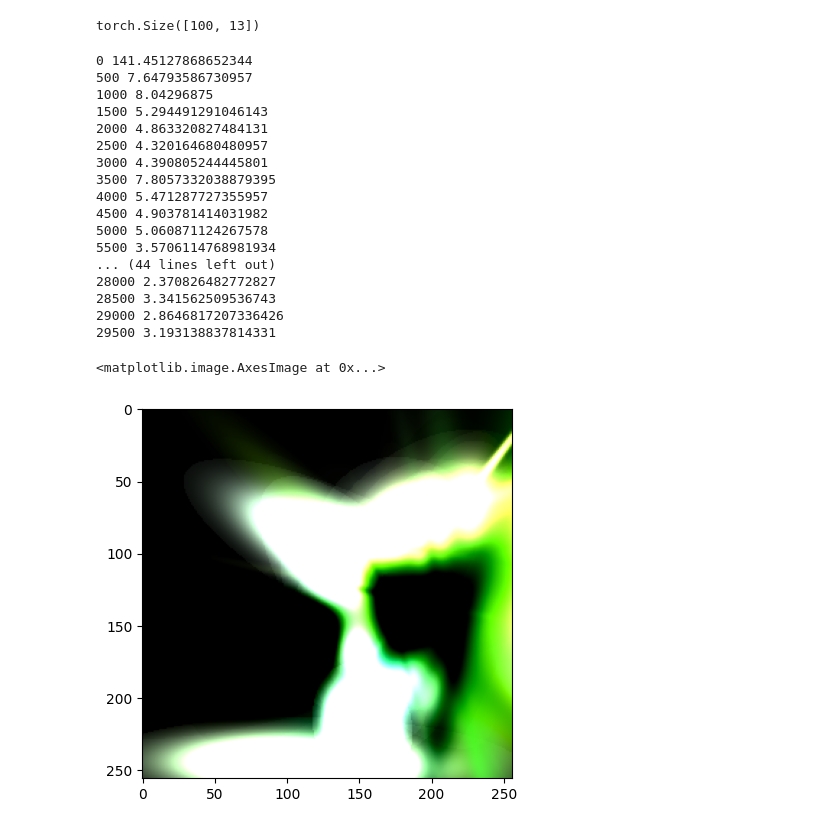
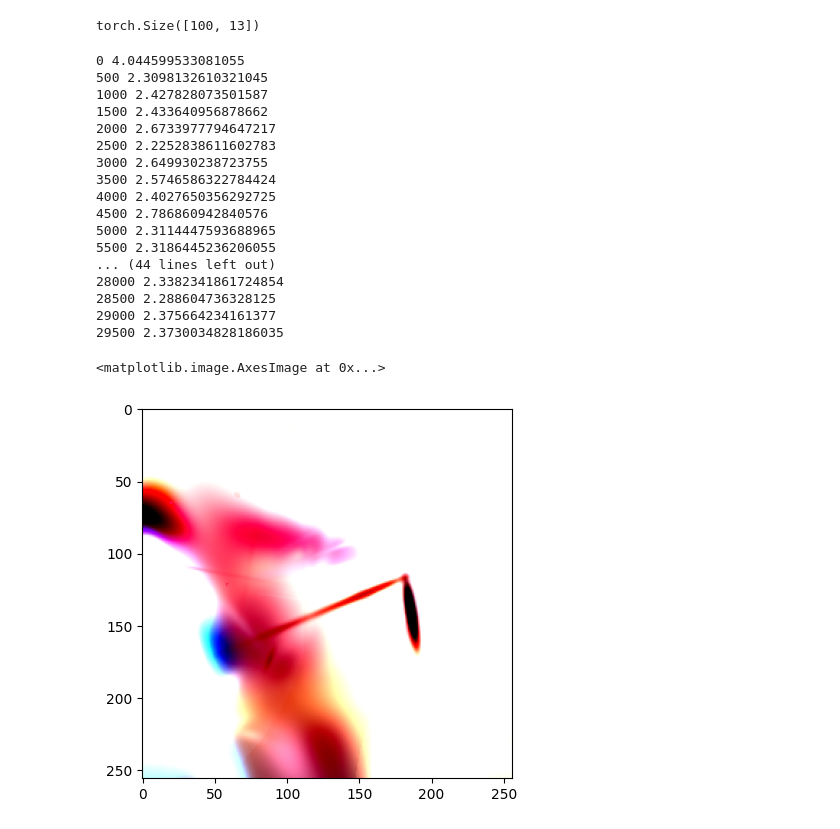
Before and after one commit to belkakari/gsplats-expr, a Jupyter notebook: flows.ipynb, the cells around one changed output. Cells and saved outputs as stored; diff of their text form; code cells hidden in the pictures.

```diff
--- a/flows.ipynb
+++ b/flows.ipynb
@@ -195,9 +183,9 @@ def conditional_flow_matching_loss(flow_model, x):
 
     return (predicted_flow - optimal_flow).square().mean()
 
-model = FlowNeuralNetwork(n_features=13, n_blocks=10, time_embedding_size=32).cuda().train()
+model = FlowNeuralNetwork(n_features=3, n_blocks=5, time_embedding_size=8).cuda().train()
 optimizer = torch.optim.AdamW(model.parameters())
-target = torch.cat([colors, means, scales, quats], dim=-1)
+target = means.clone() #torch.cat([colors, means, scales, quats], dim=-1)
 
 for epoch in range(30_000):
     model.zero_grad()
@@ -210,53 +198,56 @@ for epoch in range(30_000):
 
 model = model.eval()
 # %% [output]
-0 141.45127868652344
-500 7.64793586730957
-1000 8.04296875
-1500 5.294491291046143
-2000 4.863320827484131
-2500 4.320164680480957
-3000 4.390805244445801
-3500 7.8057332038879395
-4000 5.471287727355957
-4500 4.903781414031982
-5000 5.060871124267578
-5500 3.5706114768981934
+0 4.044599533081055
+500 2.3098132610321045
+1000 2.427828073501587
+1500 2.433640956878662
+2000 2.6733977794647217
+2500 2.2252838611602783
+3000 2.649930238723755
+3500 2.5746586322784424
+4000 2.4027650356292725
+4500 2.786860942840576
+5000 2.3114447593688965
+5500 2.3186445236206055
 ... (44 lines left out)
-28000 2.370826482772827
-28500 3.341562509536743
-29000 2.8646817207336426
-29500 3.193138837814331
+28000 2.3382341861724854
+28500 2.288604736328125
+29000 2.375664234161377
+29500 2.3730034828186035
-# %%
-num_steps = 4
-out = torch.randn_like(target)
-sigma_min = 1e-4
-
-for k in range(num_steps):
-    t = torch.linspace(0, 1, num_steps)[k]
-    time = torch.ones_like(target)[:, 0] * t
-
-    out = model(out, time)
+# %%
+from zuko.utils import odeint
+
+@torch.no_grad()
+def run_flow(flow_model, x_0, t_0, t_1, device='cpu'):
+    def f(t: float, x):
+        return flow_model(x, time=torch.full(x.shape[:1], t, device=device))
+
+    return odeint(f, x_0, t_0, t_1, phi=flow_model.parameters())
+# %%
+noise = torch.randn_like(target)
+out = run_flow(model.cuda(), noise.cuda(), 0, 1, device='cuda')
 # %%
-colors_pred, means_pred, scales_pred, quats_pred = out[:, :3], out[:, 3:6], out[:, 6:9], out[:, 9:]
+#colors_pred, means_pred, scales_pred, quats_pred = out[:, :3], out[:, 3:6], out[:, 6:9], out[:, 9:]
+means_pred = out.clone()
 # %%
 render_colors, render_alphas, info = rasterization(
             means=means_pred,
-            quats=quats_pred,
-            scales=scales_pred,
+            quats=quats,
+            scales=scales,
             opacities=opacities,
-            colors=colors_pred,
+            colors=colors,
             viewmats=torch.linalg.inv(camtoworlds),  # [C, 4, 4]
             Ks=Ks,  # [C, 3, 3]
             width=width,
             height=height,
             packed=False,
             absgrad=True,
             sparse_grad=False,
             rasterize_mode="antialiased",
         )
 
 plt.imshow((torch.clamp(render_colors[0], 0, 1).cpu().data.numpy() * 255).astype(np.uint8))
 # %% [output]
 <matplotlib.image.AxesImage at 0x...>
-[figure, old version]
+[figure, new version]
```
Also changed, not shown: parts of 9 cells of this notebook.
